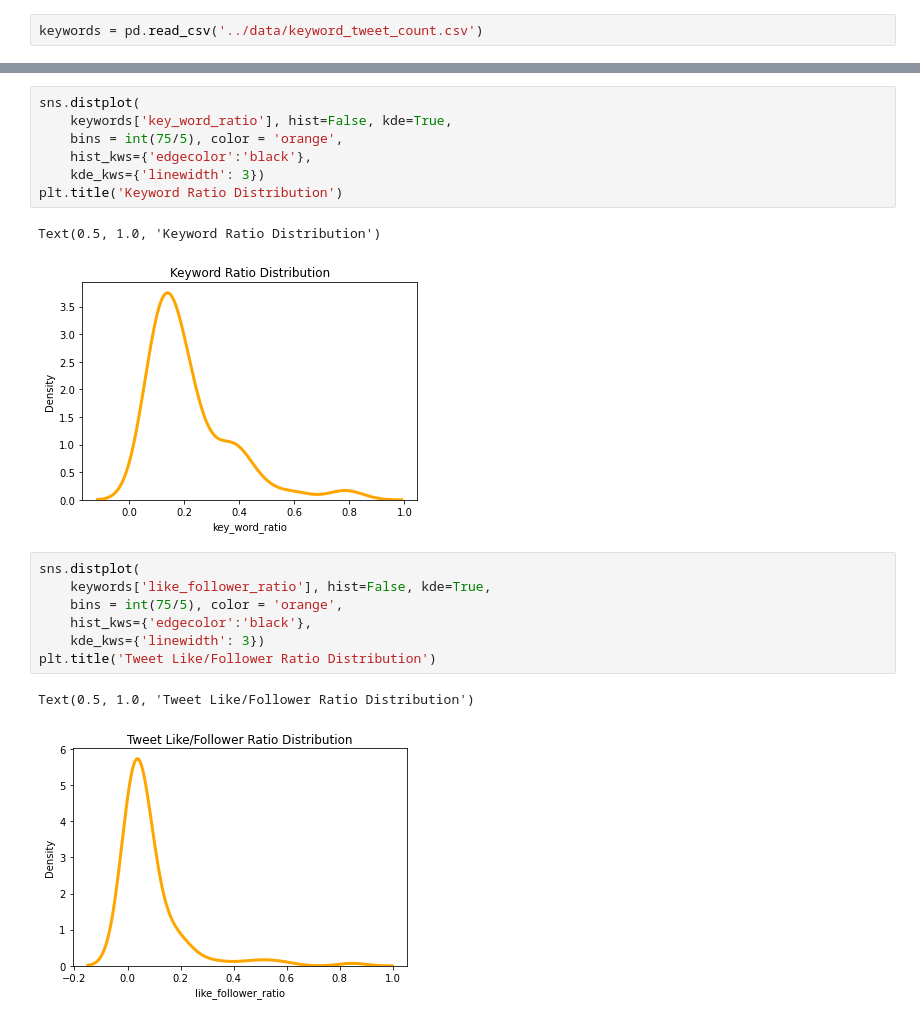
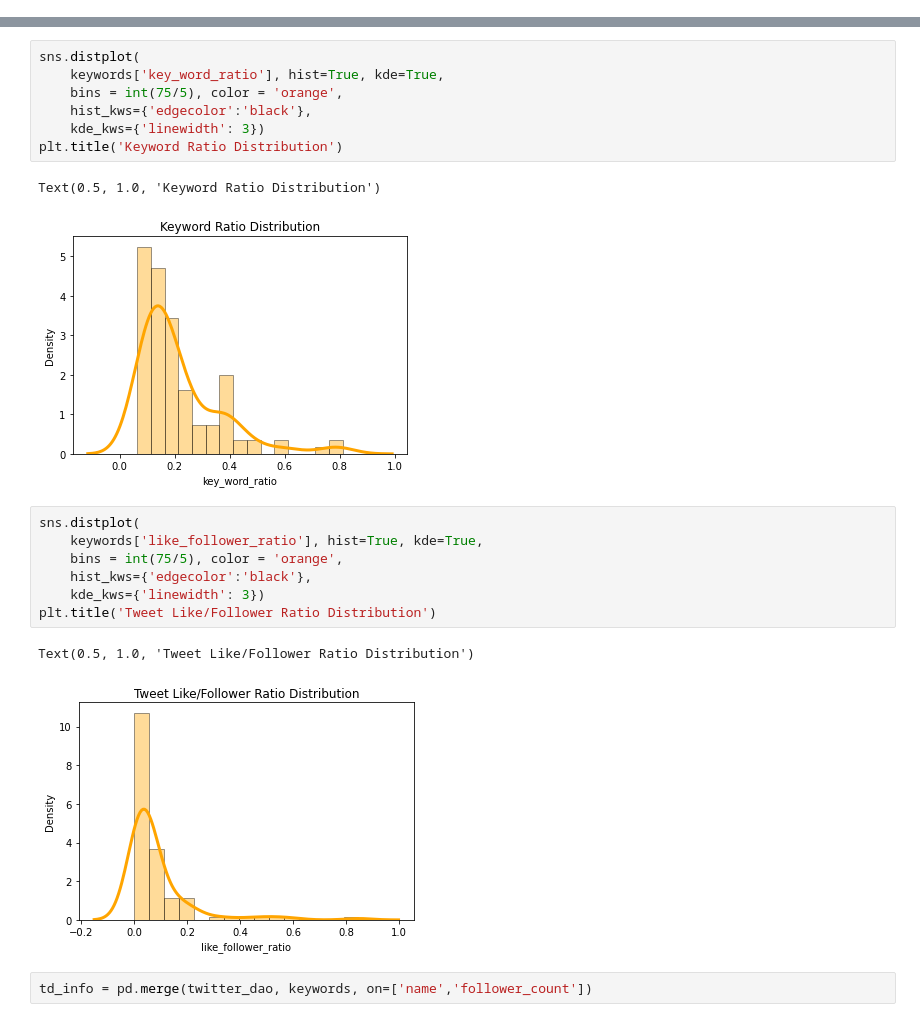
Before and after one commit to notchia/daochem-prototype, a Jupyter notebook: code/5_keyword_EDA.ipynb, the cells around one changed output, grey strips where cells are left out. Cells and saved outputs as stored; diff of their text form.

Commit message:
figures update

```diff
--- a/code/5_keyword_EDA.ipynb
+++ b/code/5_keyword_EDA.ipynb
@@ -5,2 +7,0 @@ import seaborn as sns
-# %%
-keywords = pd.read_csv('../data/keyword_tweet_count.csv')
@@ -23,20 +290,22 @@ keywords
 # %%
 sns.distplot(
-    keywords['key_word_ratio'], hist=False, kde=True,
+    keywords['key_word_ratio'], hist=True, kde=True,
     bins = int(75/5), color = 'orange',
     hist_kws={'edgecolor':'black'},
     kde_kws={'linewidth': 3})
 plt.title('Keyword Ratio Distribution')
 # %% [output]
 Text(0.5, 1.0, 'Keyword Ratio Distribution')
-[figure, old version]
+[figure, new version]
 # %%
 sns.distplot(
-    keywords['like_follower_ratio'], hist=False, kde=True,
+    keywords['like_follower_ratio'], hist=True, kde=True,
     bins = int(75/5), color = 'orange',
     hist_kws={'edgecolor':'black'},
     kde_kws={'linewidth': 3})
 plt.title('Tweet Like/Follower Ratio Distribution')
 # %% [output]
 Text(0.5, 1.0, 'Tweet Like/Follower Ratio Distribution')
-[figure, old version]
+[figure, new version]
+# %%
+td_info = pd.merge(twitter_dao, keywords, on=['name','follower_count'])
```
Also changed, not shown: parts of 33 cells of this notebook, 24 other files.
